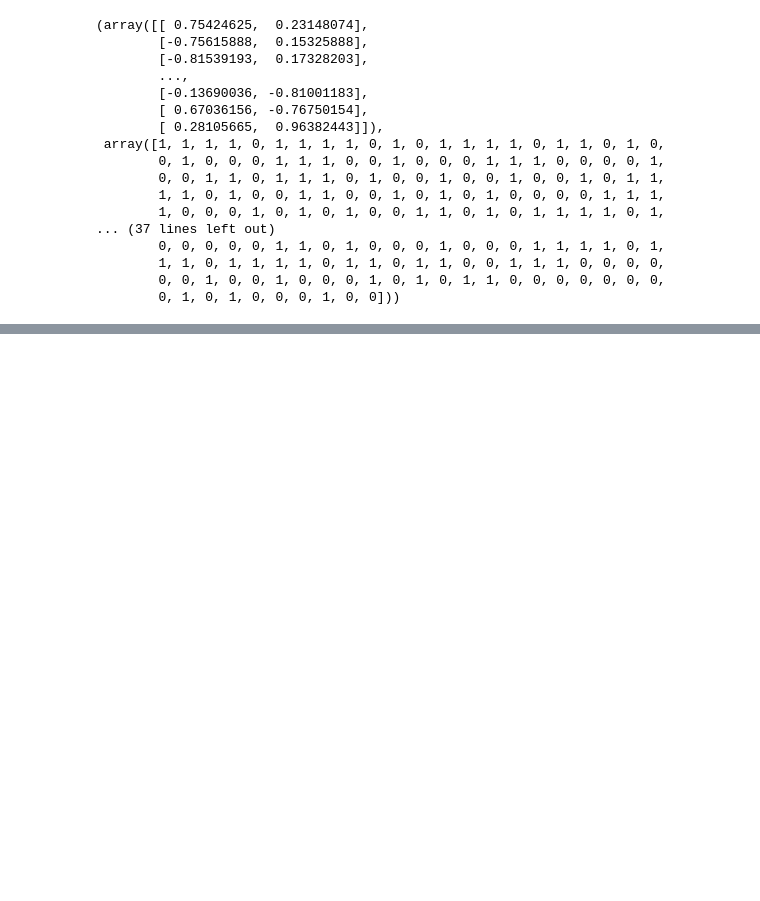
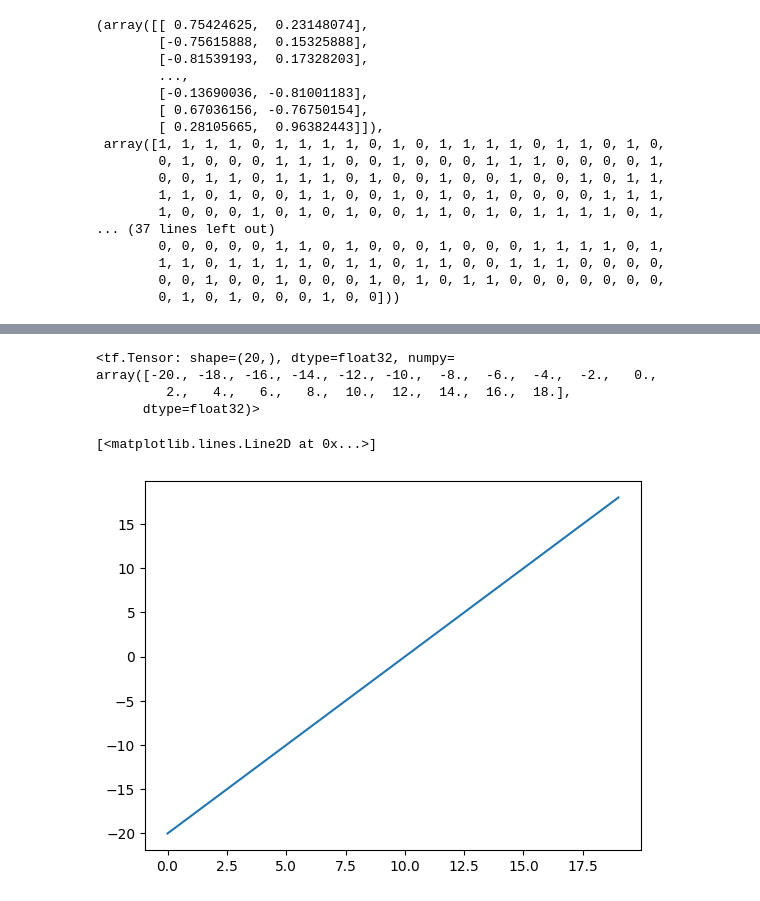
Before and after one commit to pravincoder/Fundamentals_tensorflow, a Jupyter notebook: Part3_Tensorflow_Neural_Network_Classification.ipynb, the cells around one changed output, grey strips where cells are left out. Cells and saved outputs as stored; diff of their text form; code cells hidden in the pictures; blank space fills up the shorter version.

```diff
--- a/Part3_Tensorflow_Neural_Network_Classification.ipynb
+++ b/Part3_Tensorflow_Neural_Network_Classification.ipynb
@@ -237,0 +239,17 @@ Doing binary Classification
+# %%
+# Create a toy a Tensor (similar to the data into our models).
+import tensorflow as tf
+import matplotlib.pyplot as plt
+A = tf.cast(tf.range(-20,20,2),tf.float32)
+A
+# %% [output]
+<tf.Tensor: shape=(20,), dtype=float32, numpy=
+array([-20., -18., -16., -14., -12., -10.,  -8.,  -6.,  -4.,  -2.,   0.,
+         2.,   4.,   6.,   8.,  10.,  12.,  14.,  16.,  18.],
+      dtype=float32)>
+# %%
+#Visualize our toy tensor
+plt.plot(A)
+# %% [output]
+[<matplotlib.lines.Line2D at 0x...>]
+[figure, added]
```
Also changed, not shown: parts of 51 cells of this notebook.
